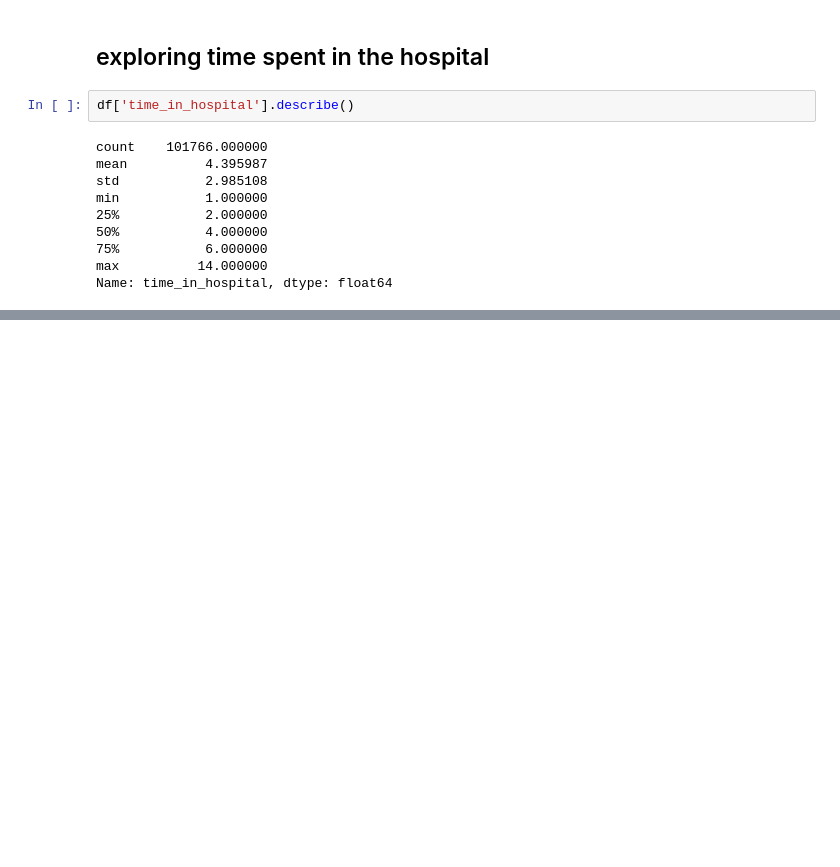
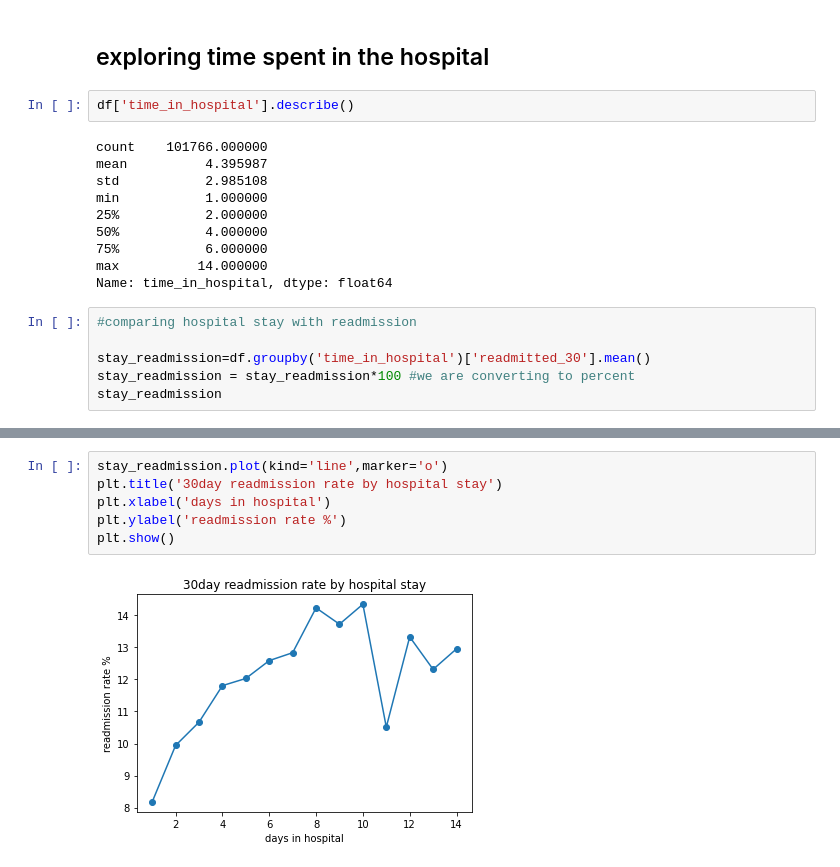
Before and after one commit to Suyog-Dhakal/Diabetes-Readmission-Prediction-ML, a Jupyter notebook: notebook/Untitled.ipynb, the cells around one changed output, grey strips where cells are left out. Drawn from its saved outputs; the diff is of its cells as text; blank space fills up the shorter version.

Commit message:
dataset information and some visual graph added

```diff
--- a/notebook/Untitled.ipynb
+++ b/notebook/Untitled.ipynb
@@ -149,3 +238,9 @@ min           1.000000
 75%           6.000000
 max          14.000000
 Name: time_in_hospital, dtype: float64
+# %%
+#comparing hospital stay with readmission
+
+stay_readmission=df.groupby('time_in_hospital')['readmitted_30'].mean()
+stay_readmission = stay_readmission*100 #we are converting to percent
+stay_readmission
@@ -151,0 +269,8 @@ Name: time_in_hospital, dtype: float64
+# %%
+stay_readmission.plot(kind='line',marker='o')
+plt.title('30day readmission rate by hospital stay')
+plt.xlabel('days in hospital')
+plt.ylabel('readmission rate %')
+plt.show()
+# %% [output]
+[figure, added]
```
Also changed, not shown: parts of 3 cells of this notebook.
